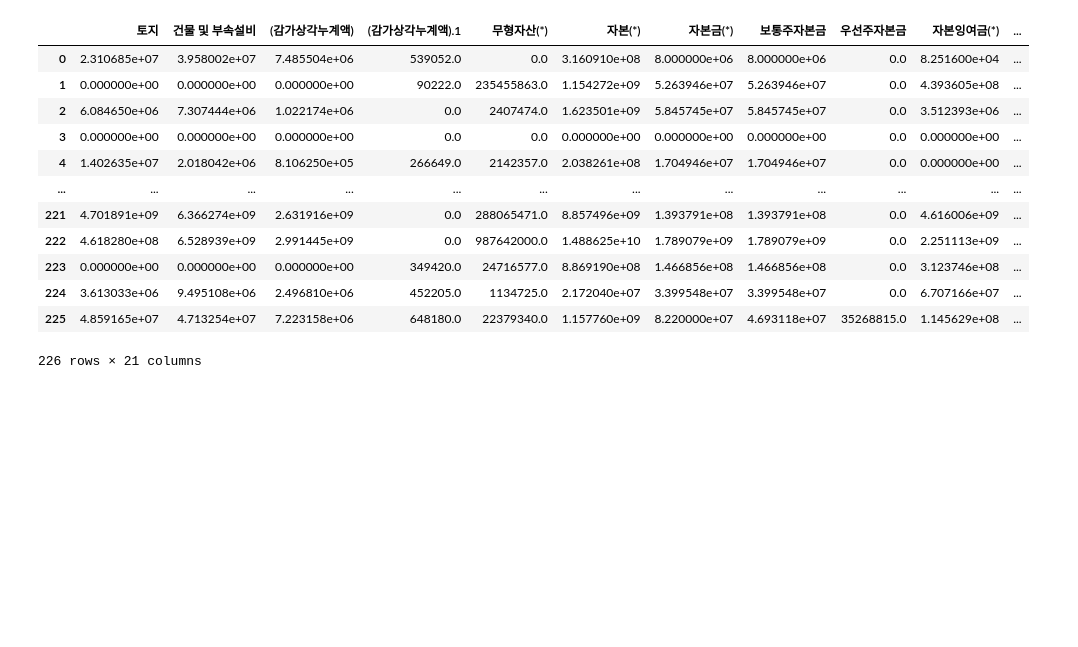
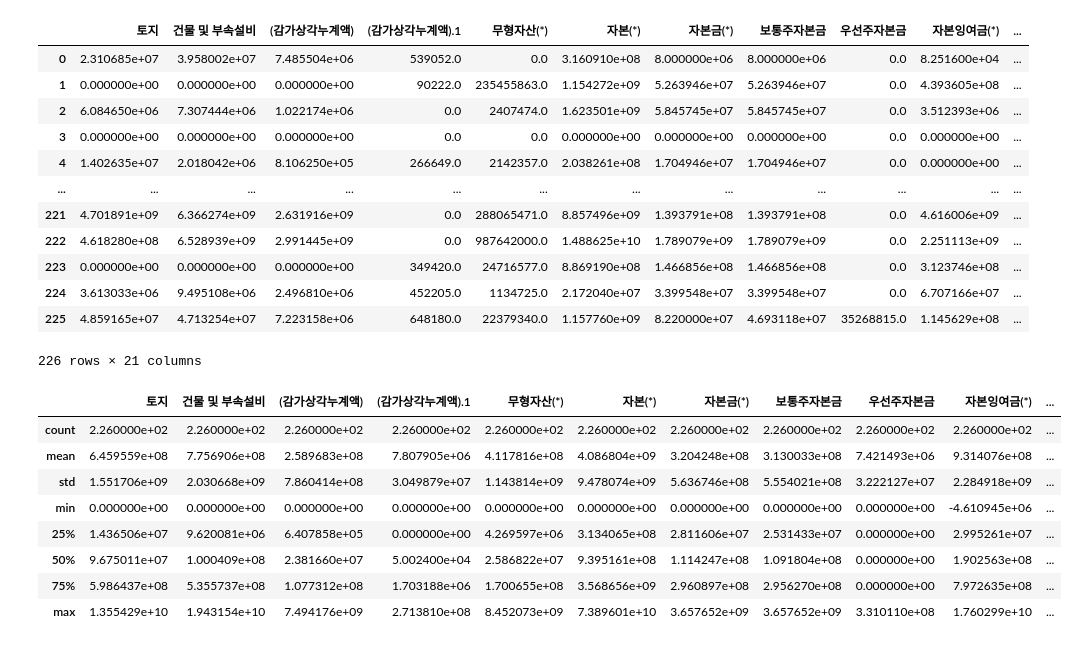
Before and after one commit to Ash-Stat/An-Si-Hyun, a Jupyter notebook: 무슨일이조_데이터정제.ipynb, the cells around one changed output. Drawn from its saved outputs; the diff is of its cells as text; code cells hidden in the pictures; blank space fills up the shorter version.

```diff
--- a/무슨일이조_데이터정제.ipynb
+++ b/무슨일이조_데이터정제.ipynb
@@ -1755,3 +1771,15 @@ x_data
 | 224 | 3.613033e+06 | 9.495108e+06 | 2.496810e+06 | 452205.0 | 1134725.0 | 2.172040e+07 | 3.399548e+07 | 3.399548e+07 | 0.0 | 6.707166e+07 | ... |
 | 225 | 4.859165e+07 | 4.713254e+07 | 7.223158e+06 | 648180.0 | 22379340.0 | 1.157760e+09 | 8.220000e+07 | 4.693118e+07 | 35268815.0 | 1.145629e+08 | ... |
 226 rows × 21 columns
+# %%
+x_data.describe()
+# %% [output]
+|  | 토지 | 건물 및 부속설비 | (감가상각누계액) | (감가상각누계액).1 | 무형자산(*) | 자본(*) | 자본금(*) | 보통주자본금 | 우선주자본금 | 자본잉여금(*) | ... |
+| count | 2.260000e+02 | 2.260000e+02 | 2.260000e+02 | 2.260000e+02 | 2.260000e+02 | 2.260000e+02 | 2.260000e+02 | 2.260000e+02 | 2.260000e+02 | 2.260000e+02 | ... |
+| mean | 6.459559e+08 | 7.756906e+08 | 2.589683e+08 | 7.807905e+06 | 4.117816e+08 | 4.086804e+09 | 3.204248e+08 | 3.130033e+08 | 7.421493e+06 | 9.314076e+08 | ... |
+| std | 1.551706e+09 | 2.030668e+09 | 7.860414e+08 | 3.049879e+07 | 1.143814e+09 | 9.478074e+09 | 5.636746e+08 | 5.554021e+08 | 3.222127e+07 | 2.284918e+09 | ... |
+| min | 0.000000e+00 | 0.000000e+00 | 0.000000e+00 | 0.000000e+00 | 0.000000e+00 | 0.000000e+00 | 0.000000e+00 | 0.000000e+00 | 0.000000e+00 | -4.610945e+06 | ... |
+| 25% | 1.436506e+07 | 9.620081e+06 | 6.407858e+05 | 0.000000e+00 | 4.269597e+06 | 3.134065e+08 | 2.811606e+07 | 2.531433e+07 | 0.000000e+00 | 2.995261e+07 | ... |
+| 50% | 9.675011e+07 | 1.000409e+08 | 2.381660e+07 | 5.002400e+04 | 2.586822e+07 | 9.395161e+08 | 1.114247e+08 | 1.091804e+08 | 0.000000e+00 | 1.902563e+08 | ... |
+| 75% | 5.986437e+08 | 5.355737e+08 | 1.077312e+08 | 1.703188e+06 | 1.700655e+08 | 3.568656e+09 | 2.960897e+08 | 2.956270e+08 | 0.000000e+00 | 7.972635e+08 | ... |
+| max | 1.355429e+10 | 1.943154e+10 | 7.494176e+09 | 2.713810e+08 | 8.452073e+09 | 7.389601e+10 | 3.657652e+09 | 3.657652e+09 | 3.310110e+08 | 1.760299e+10 | ... |
```
Also changed, not shown: parts of 13 cells of this notebook.
